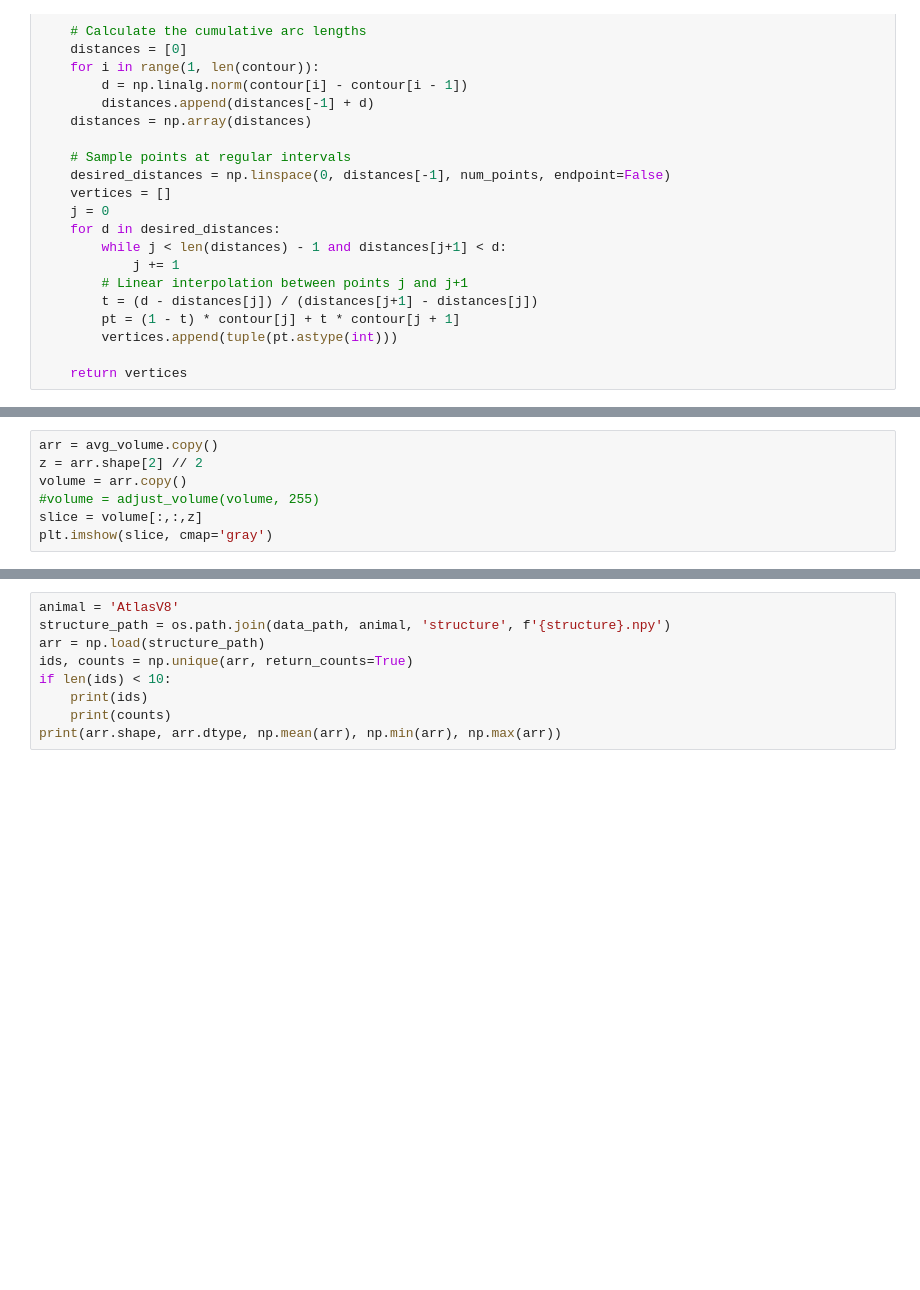
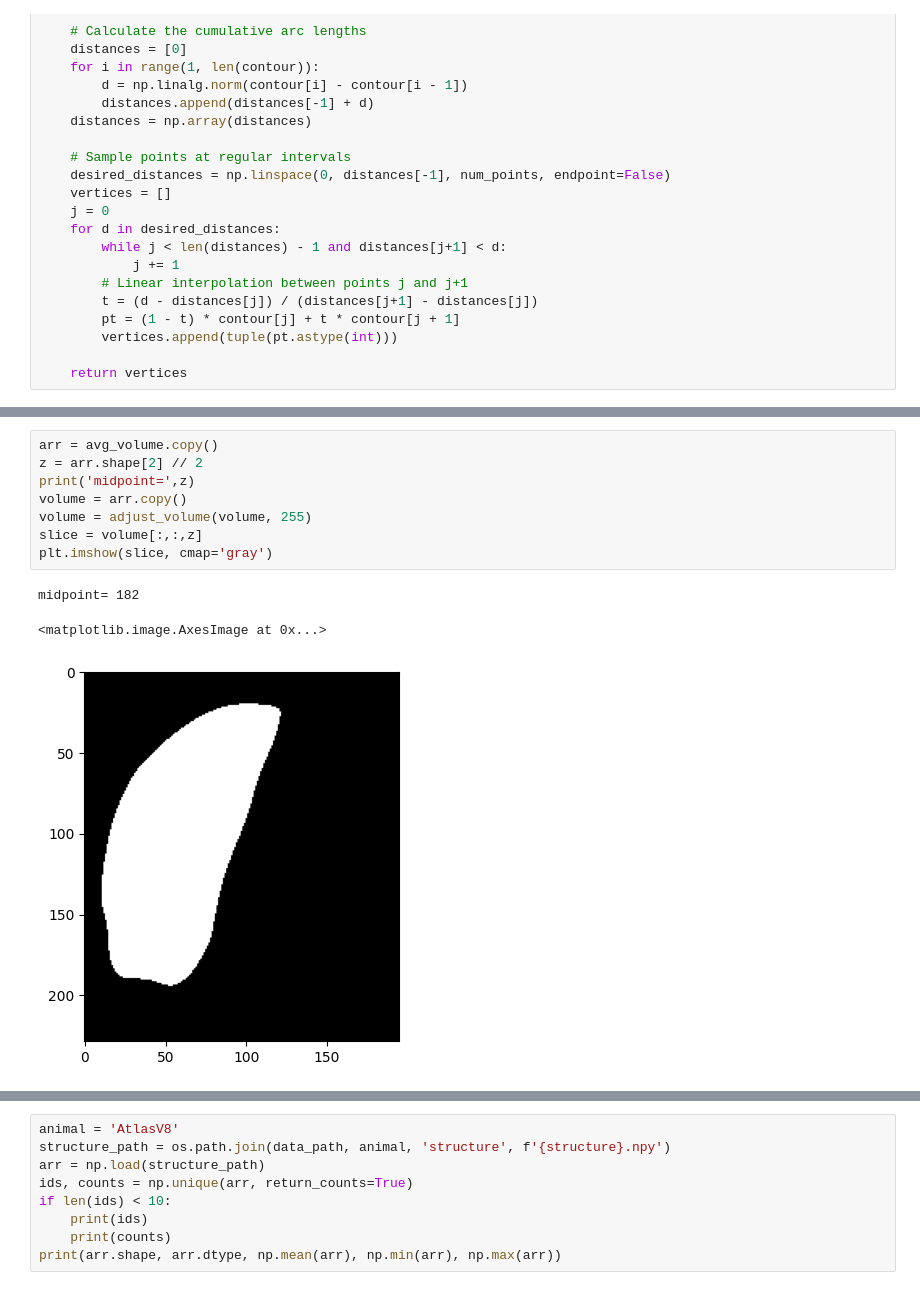
Before and after one commit to BrainSharer/pipeline, a Jupyter notebook: src/atlas/notebooks/view_volumes.ipynb, the cells around one changed output, grey strips where cells are left out. Saved outputs shown, nothing was run; the diff lists cells and outputs as text; blank space fills up the shorter version.

```diff
--- a/src/atlas/notebooks/view_volumes.ipynb
+++ b/src/atlas/notebooks/view_volumes.ipynb
@@ -318,10 +281,15 @@ print(avg_volume.dtype, avg_volume.shape)
 # %%
 arr = avg_volume.copy()
 z = arr.shape[2] // 2
+print('midpoint=',z)
 volume = arr.copy()
-#volume = adjust_volume(volume, 255)
+volume = adjust_volume(volume, 255)
 slice = volume[:,:,z]
 plt.imshow(slice, cmap='gray')
+# %% [output]
+midpoint= 182
+<matplotlib.image.AxesImage at 0x...>
+[figure, added]
 # %%
 volumes = []
 
```
Also changed, not shown: parts of 9 cells of this notebook, 5 other files.
